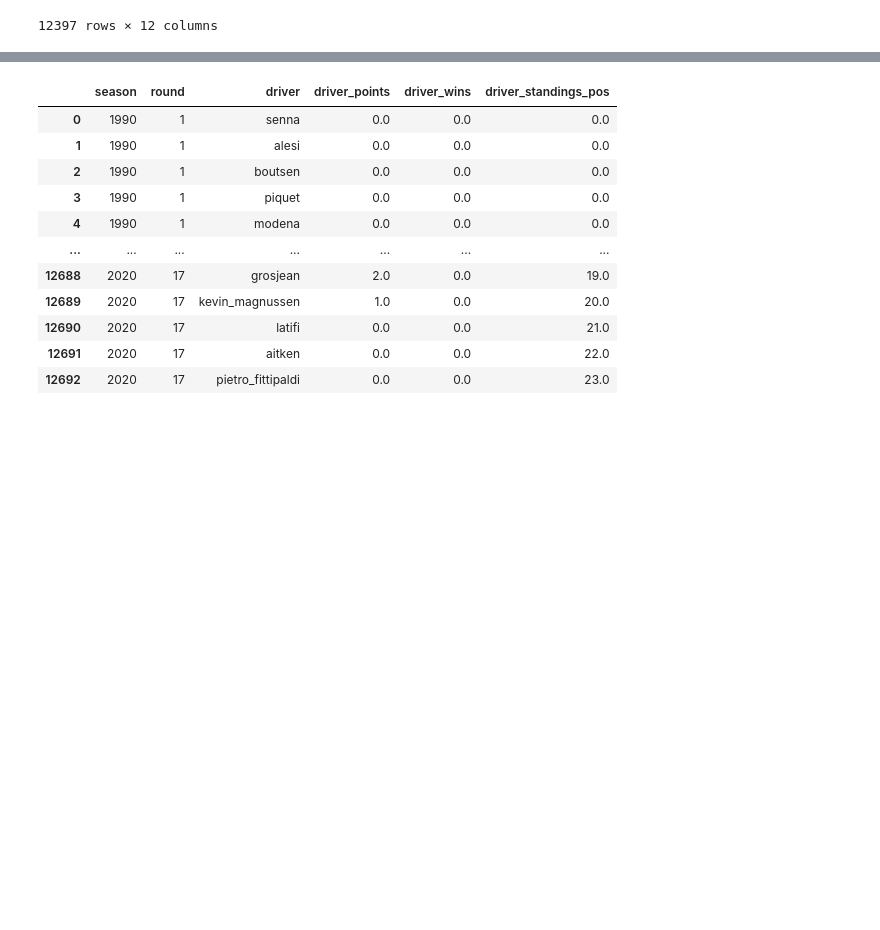
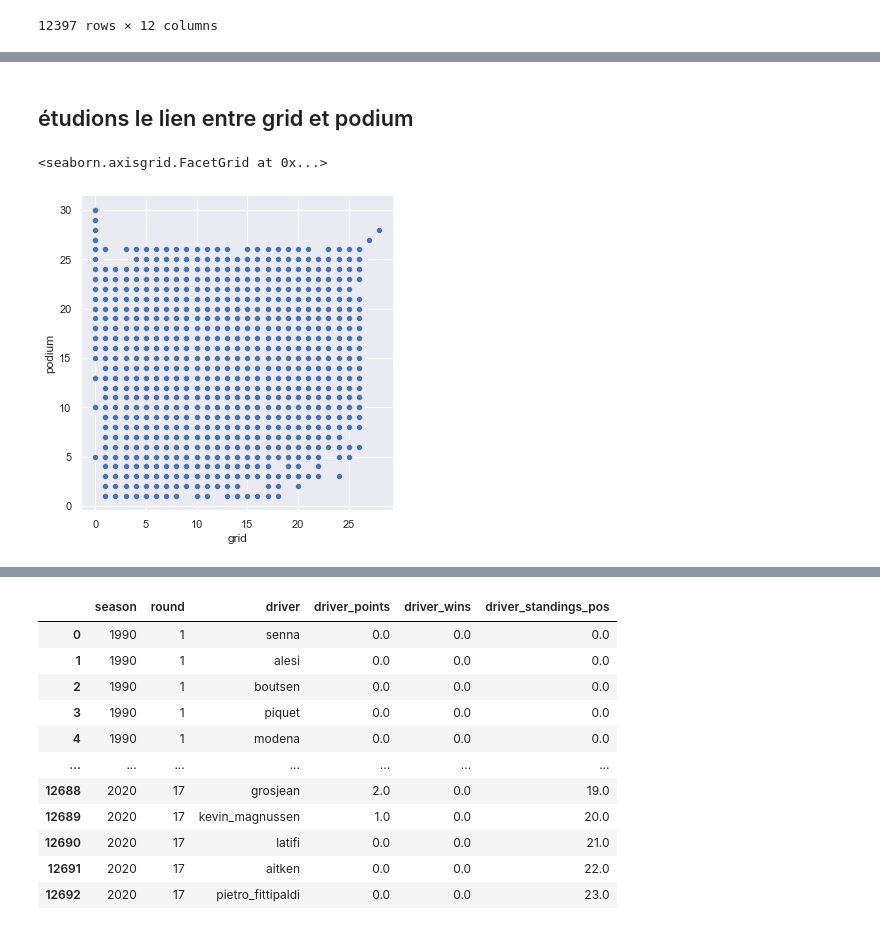
Before and after one commit to IdrissKad/formula1, a Jupyter notebook: Import data.ipynb, the cells around one changed output, grey strips where cells are left out. Drawn from its saved outputs; the diff is of its cells as text; code cells hidden in the pictures; blank space fills up the shorter version.

```diff
--- a/Import data.ipynb
+++ b/Import data.ipynb
@@ -244,0 +284,11 @@ results
+# %%
+results=results.drop(labels='time', axis=1) #on supprime la colonne time
+# %% [markdown]
+## étudions le lien entre grid et podium
+# %%
+
+
+sns.relplot(x="grid", y="podium", data=results) #On obtient qqc qui paraît totalement random ce qui n'est pas trop logique a priori
+# %% [output]
+<seaborn.axisgrid.FacetGrid at 0x...>
+[figure, added]
```
Also changed, not shown: parts of 12 cells of this notebook.
